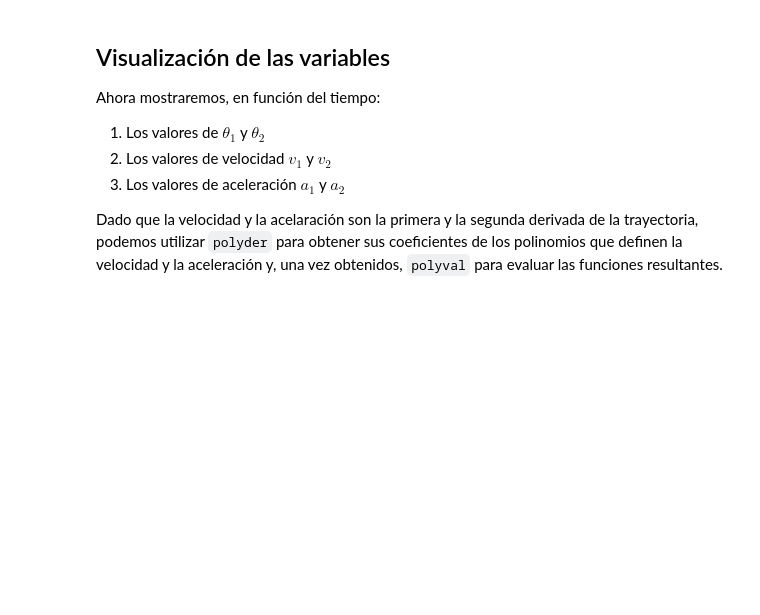
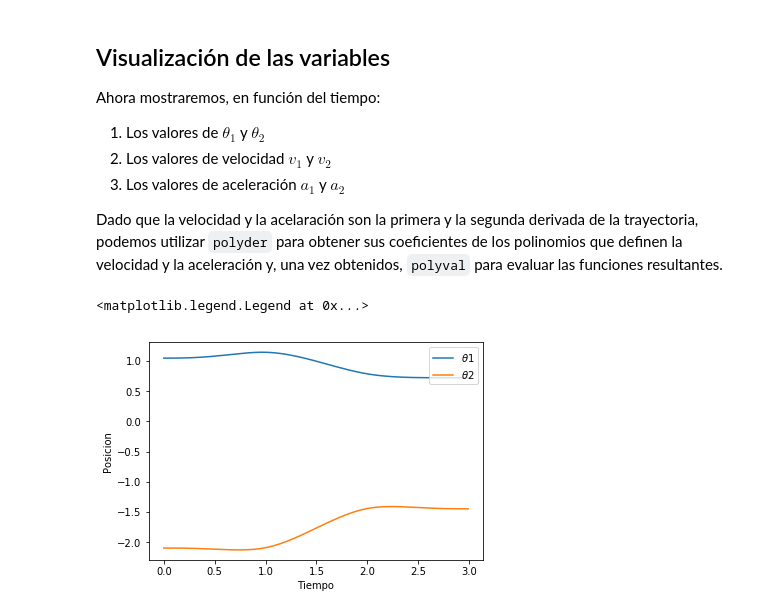
Before and after one commit to antoniomanuelfr/Robotica-Industrial, a Jupyter notebook: Practica 2/Práctica2.ipynb, the cells around one changed output. Drawn from its saved outputs; the diff is of its cells as text; code cells hidden in the pictures; blank space fills up the shorter version.

```diff
--- a/Practica 2/Práctica2.ipynb
+++ b/Practica 2/Práctica2.ipynb
@@ -233,5 +233,12 @@ Dado que la velocidad y la acelaración son la primera y la segunda derivada de
 # %%
 # Obtenemos el vector de muetras de tiempo
 t = np.arange(0, t1+t2+tn, T)
 
-# Representamos los ángulos theta1 y theta2 en función del tiempo
+plt.plot(t, j1, label= r'$\theta 1$')
+plt.plot(t, j2, label= r'$\theta 2$')
+plt.xlabel('Tiempo')
+plt.ylabel('Posicion')
+plt.legend(loc=1)
+# %% [output]
+<matplotlib.legend.Legend at 0x...>
+[figure, added]
```
Also changed, not shown: parts of 5 cells of this notebook.
